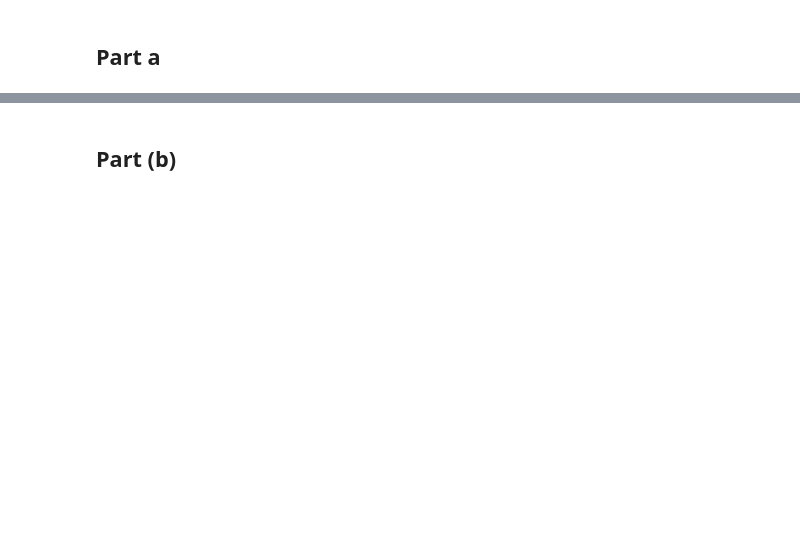
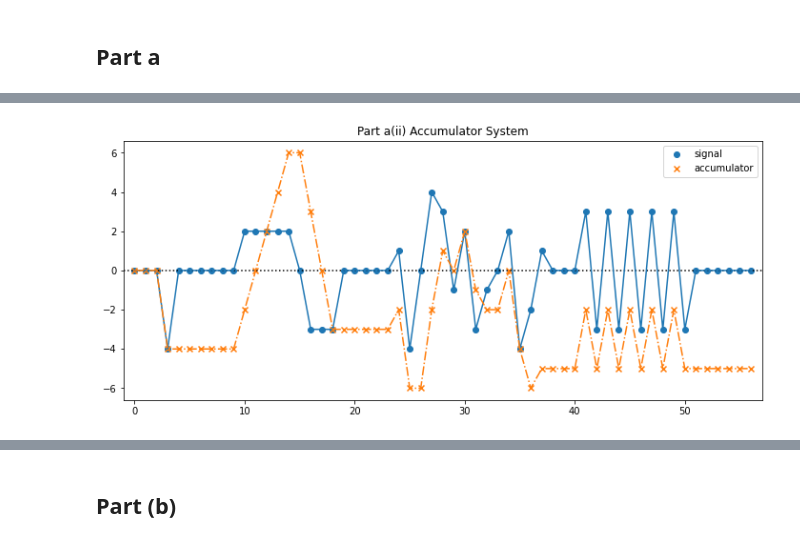
Before and after one commit to DasAnish/DSP_assignments, a Jupyter notebook: DSP_Assignment1.ipynb, the cells around one changed output, grey strips where cells are left out. Cells and saved outputs as stored; diff of their text form; code cells hidden in the pictures; blank space fills up the shorter version.

```diff
--- a/DSP_Assignment1.ipynb
+++ b/DSP_Assignment1.ipynb
@@ -25,0 +87,8 @@ plot_linegraph(indices, x)
+# %%
+x_accumulator = signal.lfilter([1], [1, -1], x_a)
+plot_linegraph(x_a, x_accumulator,
+              xlabel='signal',
+              ylabel='accumulator',
+              title='Part a(ii) Accumulator System')
+# %% [output]
+[figure, added]
```
Also changed, not shown: parts of 49 cells of this notebook.
